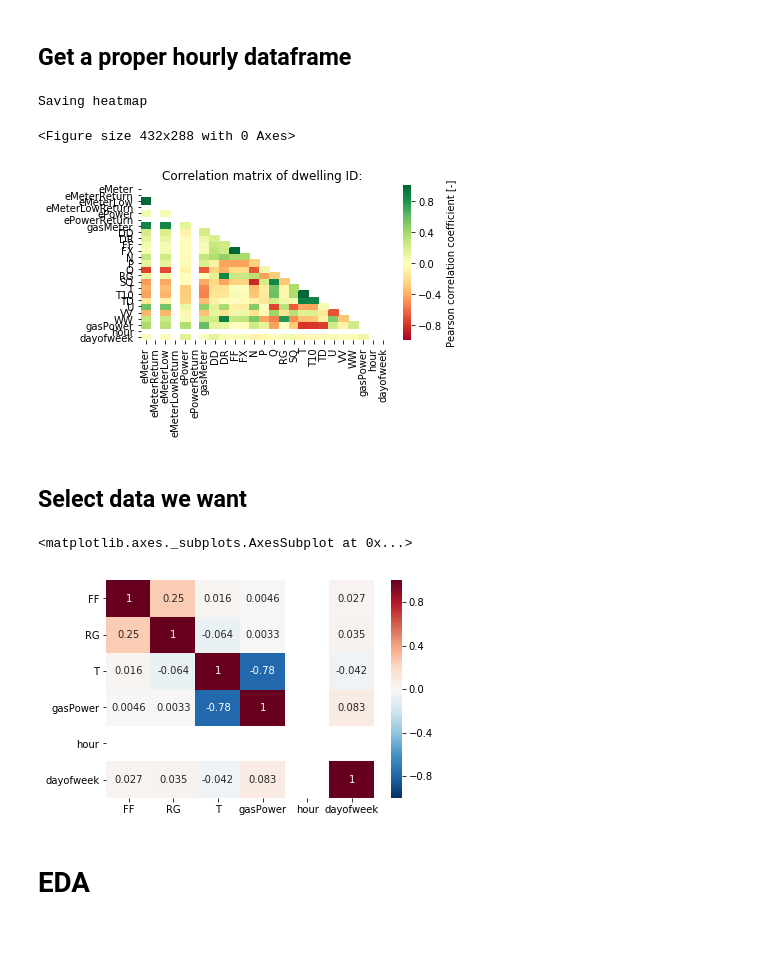
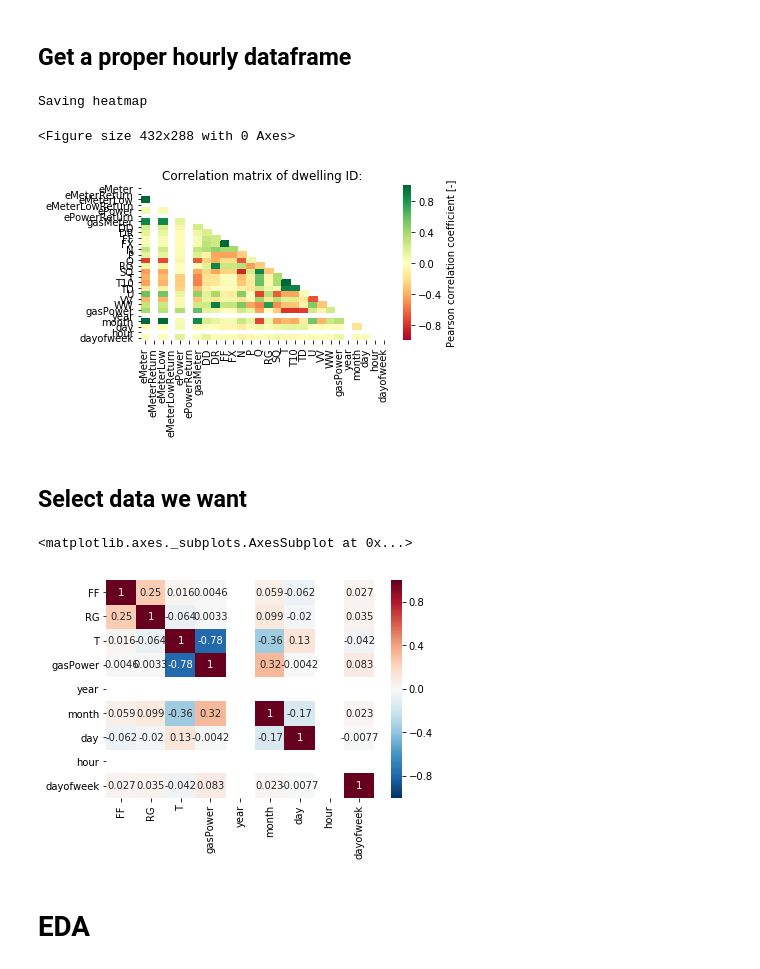
Before and after one commit to deKeijzer/KB-74-OPSCHALER, a Jupyter notebook: Personal_folders/Brian/Keras/8655 gasPower higher resolution.ipynb, the cells around one changed output. Saved outputs shown, nothing was run; the diff lists cells and outputs as text; code cells hidden in the pictures; blank space fills up the shorter version.

```diff
--- a/Personal_folders/Brian/Keras/8655 gasPower higher resolution.ipynb
+++ b/Personal_folders/Brian/Keras/8655 gasPower higher resolution.ipynb
@@ -130,7 +131,10 @@ df = df.drop(['dwelling'], axis=1)
 df = df.dropna()
 
 # Get an hour dataframe
-h = resample_df(df, 'D') # For some reason this makes df equal h, so it changes the df variable being read in at the start...
-h['hour'] = h.index.hour #create column containing the hour
-h['dayofweek'] = h.index.dayofweek
+df = resample_df(df, 'D') # For some reason this makes df equal h, so it changes the df variable being read in at the start...
+df['year'] = df.index.year
+df['month'] = df.index.month
+df['day'] = df.index.day
+df['hour'] = df.index.hour #create column containing the hour
+df['dayofweek'] = df.index.dayofweek
 # %% [output]
@@ -150,34 +154,34 @@ h.head()
 # %% [markdown]
 ## Get a proper hourly dataframe
 # %%
-fig = create_corr_matrix(h, '', False)
+fig = create_corr_matrix(df, '', False)
 # %% [output]
 Saving heatmap
 <Figure size 432x288 with 0 Axes>
-[figure, old version]
+[figure, new version]
 # %% [markdown]
 ## Select data we want
 # %%
-data = h
+data = df
 data = data.drop(['eMeter', 'eMeterReturn', 'eMeterLow', 'eMeterLowReturn', 'gasMeter'], axis=1) # Not needed
 data = data.drop(['WW', 'VV', 'P', 'DR', 'SQ', 'TD', 'T10', 'FX'], axis=1) # Drop weather columns which contain correlated information, keep only one type
 #sns.heatmap(data.corr(), annot=True)
 
 data = data.drop(['ePower', 'ePowerReturn'], axis=1) # Drop if want to predict gasPower
 
 # Drop columns with that have a |corr| > 0.1 with T
 data = data.drop(['U', 'N', 'Q', 'DD'], axis=1)
 
 
 #data = data[data['T'] < 0] #filter data based on condition
 data = data.dropna()
 magnitude = 1
 data['gasPower'] = data['gasPower']*10**magnitude
 
 sns.heatmap(data.corr(), annot=True)
 # %% [output]
 <matplotlib.axes._subplots.AxesSubplot at 0x...>
-[figure, old version]
+[figure, new version]
 # %% [markdown]
 # EDA
 # %%
```
Also changed, not shown: parts of 19 cells of this notebook, 5 other files.
